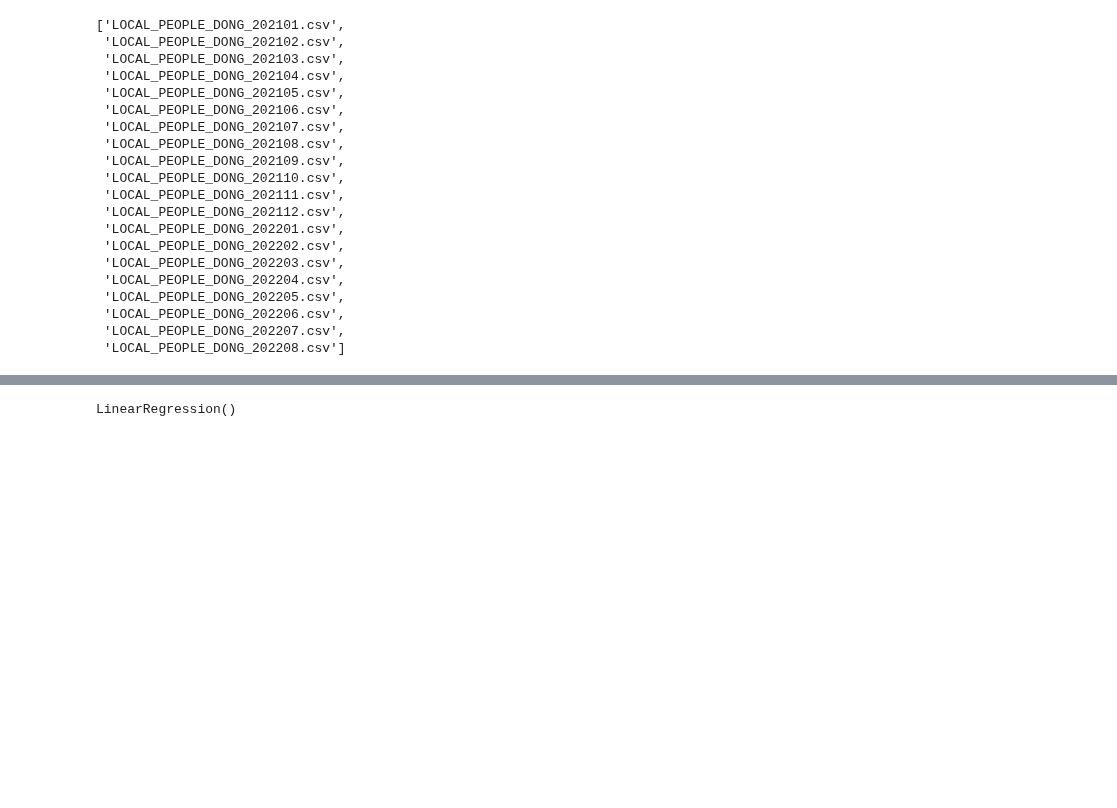
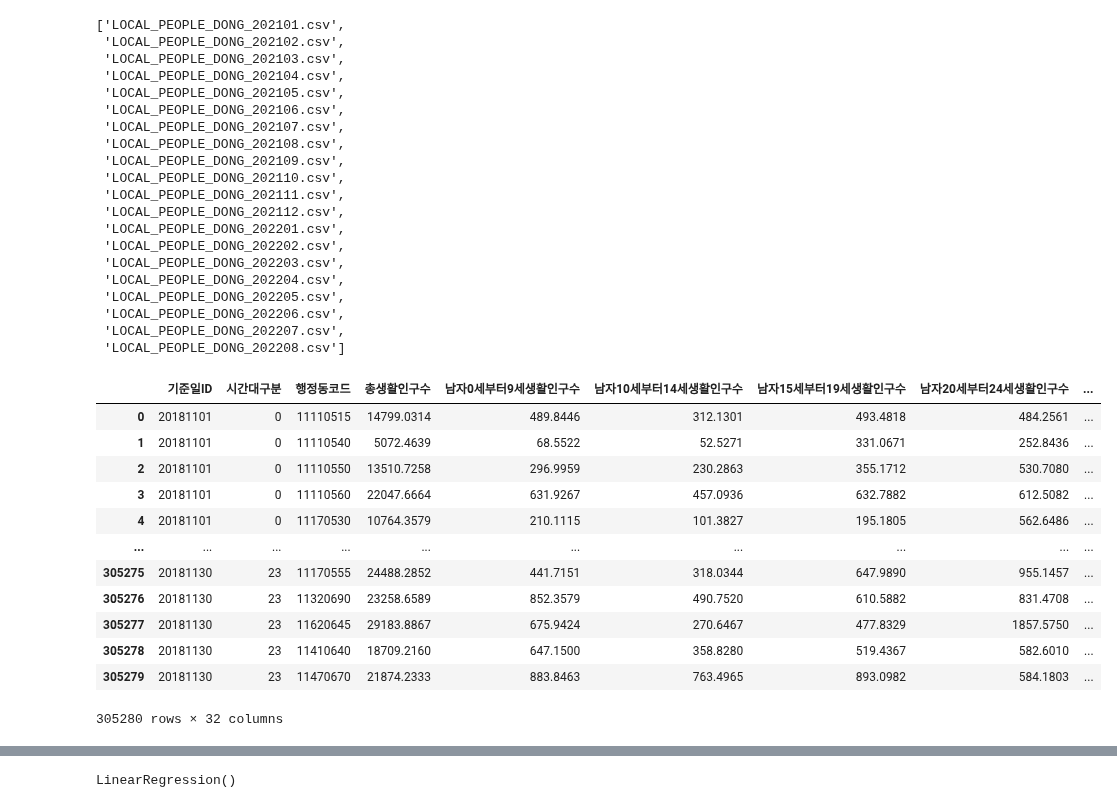
Before and after one commit to lg960214/DACON_Seoul_6, a Jupyter notebook: analysis_elders.ipynb, the cells around one changed output, grey strips where cells are left out. Saved outputs shown, nothing was run; the diff lists cells and outputs as text; code cells hidden in the pictures; blank space fills up the shorter version.

```diff
--- a/analysis_elders.ipynb
+++ b/analysis_elders.ipynb
@@ -168,7 +160,23 @@ fname_list
 # %%
 target_dir = "/content/drive/MyDrive/DL_data/DACON6/서울시 인구 거주/서울시 행정동 단위 생활인구/"
 
 fname_list = os.listdir(target_dir)
 fname_list.sort(reverse=False)
 
-df = pd.read_csv(target_dir + '/' + fname_list[0])
+df = pd.read_csv(target_dir + '/' + fname_list[22], index_col=False, engine='python')  # index_col : unnamed cell 제거
+
+df
+# %% [output]
+|  | 기준일ID | 시간대구분 | 행정동코드 | 총생활인구수 | 남자0세부터9세생활인구수 | 남자10세부터14세생활인구수 | 남자15세부터19세생활인구수 | 남자20세부터24세생활인구수 | ... |
+| 0 | 20181101 | 0 | 11110515 | 14799.0314 | 489.8446 | 312.1301 | 493.4818 | 484.2561 | ... |
+| 1 | 20181101 | 0 | 11110540 | 5072.4639 | 68.5522 | 52.5271 | 331.0671 | 252.8436 | ... |
+| 2 | 20181101 | 0 | 11110550 | 13510.7258 | 296.9959 | 230.2863 | 355.1712 | 530.7080 | ... |
+| 3 | 20181101 | 0 | 11110560 | 22047.6664 | 631.9267 | 457.0936 | 632.7882 | 612.5082 | ... |
+| 4 | 20181101 | 0 | 11170530 | 10764.3579 | 210.1115 | 101.3827 | 195.1805 | 562.6486 | ... |
+| ... | ... | ... | ... | ... | ... | ... | ... | ... | ... |
+| 305275 | 20181130 | 23 | 11170555 | 24488.2852 | 441.7151 | 318.0344 | 647.9890 | 955.1457 | ... |
+| 305276 | 20181130 | 23 | 11320690 | 23258.6589 | 852.3579 | 490.7520 | 610.5882 | 831.4708 | ... |
+| 305277 | 20181130 | 23 | 11620645 | 29183.8867 | 675.9424 | 270.6467 | 477.8329 | 1857.5750 | ... |
+| 305278 | 20181130 | 23 | 11410640 | 18709.2160 | 647.1500 | 358.8280 | 519.4367 | 582.6010 | ... |
+| 305279 | 20181130 | 23 | 11470670 | 21874.2333 | 883.8463 | 763.4965 | 893.0982 | 584.1803 | ... |
+305280 rows × 32 columns
```
Also changed, not shown: parts of 5 cells of this notebook.
